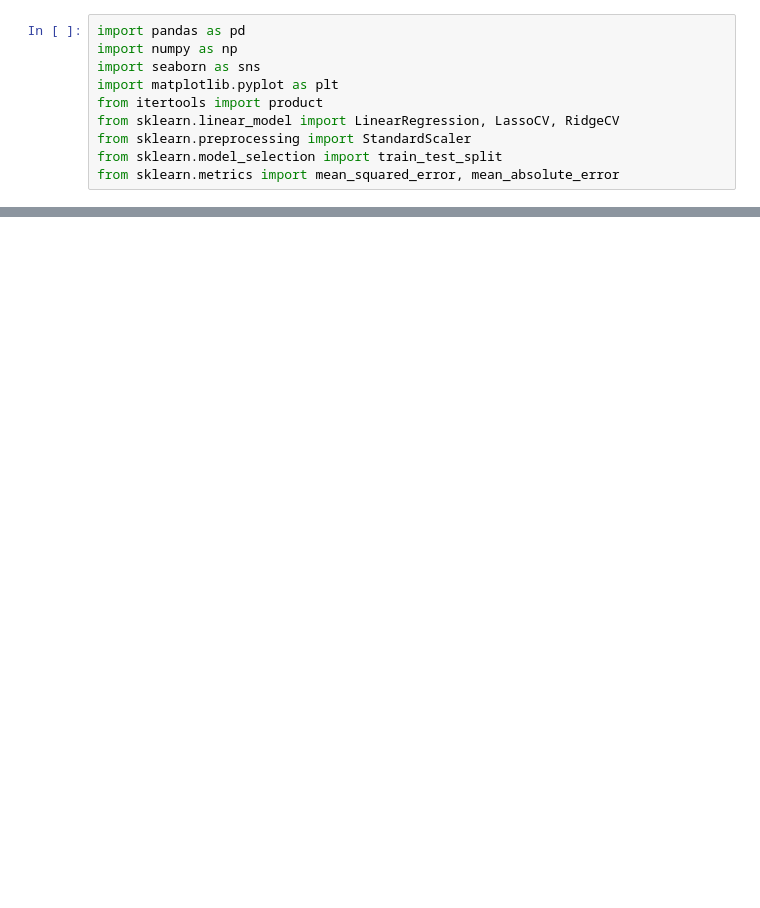
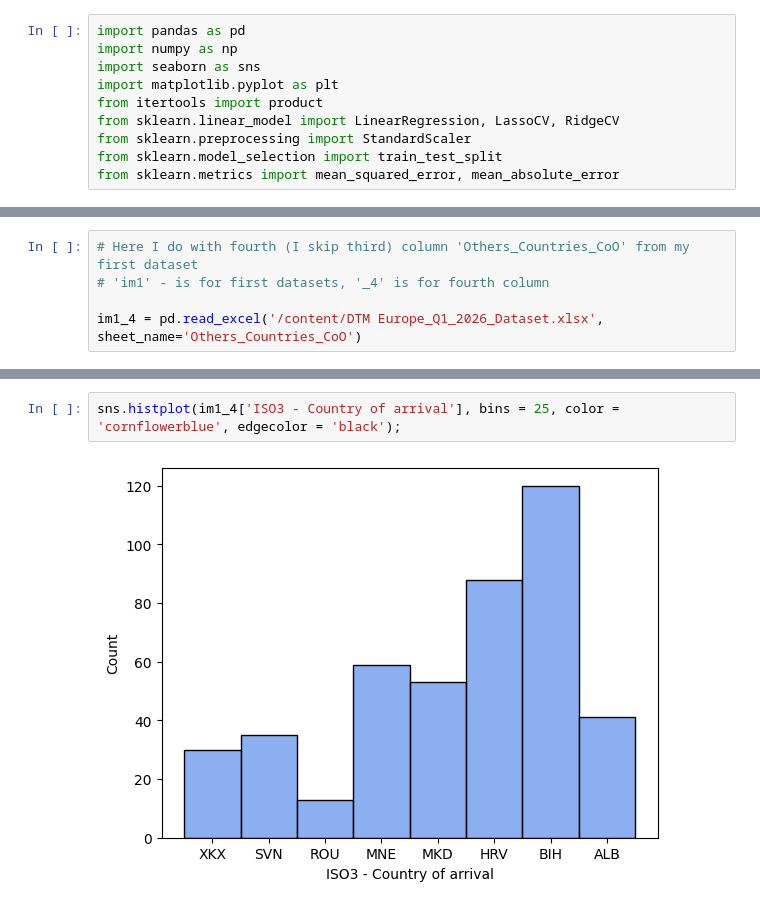
Before and after one commit to naserhusovic-droid/dsb_capston, a Jupyter notebook: CAPSTONE_Naser_Husovic.ipynb, the cells around one changed output, grey strips where cells are left out. Cells and saved outputs as stored; diff of their text form; blank space fills up the shorter version.

```diff
--- a/CAPSTONE_Naser_Husovic.ipynb
+++ b/CAPSTONE_Naser_Husovic.ipynb
@@ -102,0 +136,5 @@ im2.shape
+# %%
+# Here I do with fourth (I skip third) column 'Others_Countries_CoO' from my first dataset
+# 'im1' - is for first datasets, '_4' is for fourth column
+
+im1_4 = pd.read_excel('/content/DTM Europe_Q1_2026_Dataset.xlsx', sheet_name='Others_Countries_CoO')
@@ -102,0 +202,4 @@ im2.shape
+# %%
+sns.histplot(im1_4['ISO3 - Country of arrival'], bins = 25, color = 'cornflowerblue', edgecolor = 'black');
+# %% [output]
+[figure, added]
```
Also changed, not shown: parts of 61 cells of this notebook.
